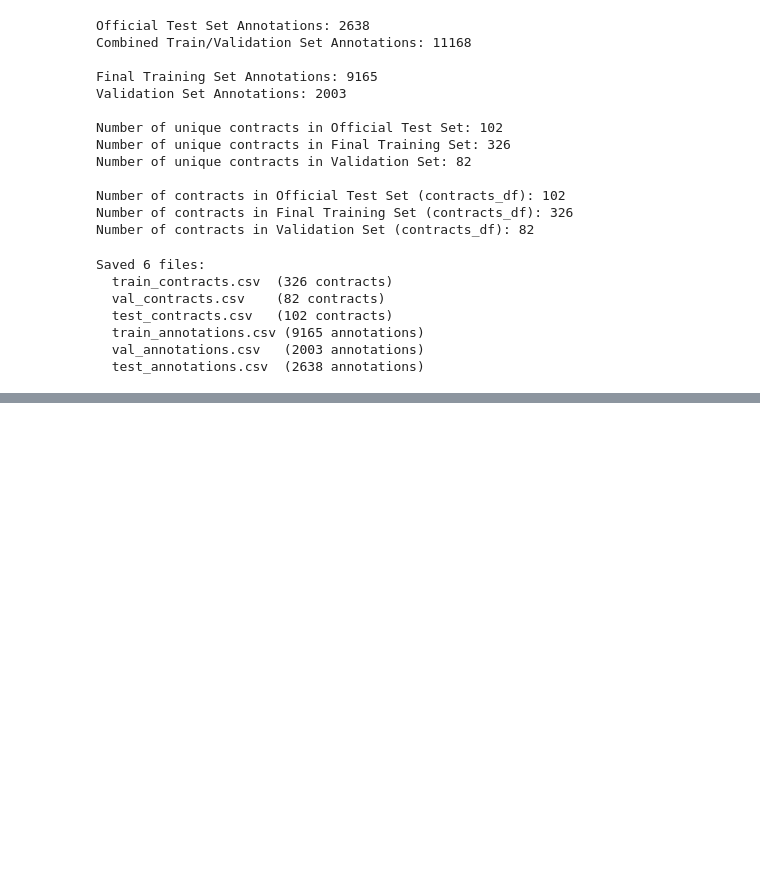
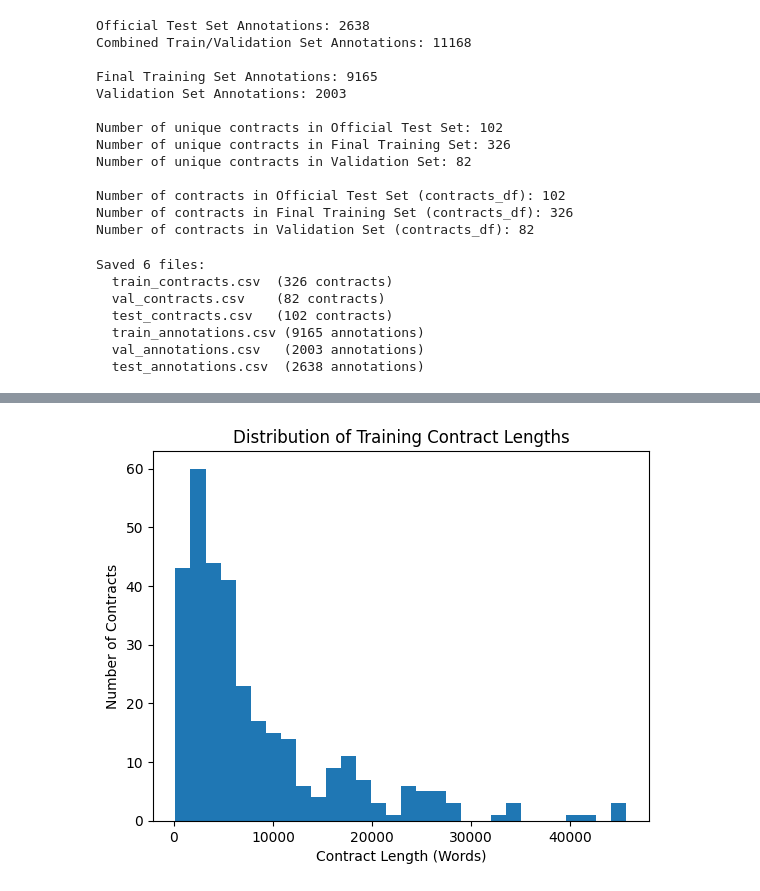
Before and after one commit to Break-Through-Tech/Accenture-1L-contract-review-challenge, a Jupyter notebook: notebooks/Google_colab.ipynb, the cells around one changed output, grey strips where cells are left out. Drawn from its saved outputs; the diff is of its cells as text; code cells hidden in the pictures; blank space fills up the shorter version.

```diff
--- a/notebooks/Google_colab.ipynb
+++ b/notebooks/Google_colab.ipynb
@@ -402,0 +452,14 @@ NameError: name 'train' is not defined
+# %%
+#checking content-specific statistics
+train_contracts_df["word_count"] = (train_contracts_df["context"].str.split().str.len())
+val_contracts_df["word_count"] = (val_contracts_df["context"].str.split().str.len())
+test_contracts_df["word_count"] = (test_contracts_df["context"].str.split().str.len())
+contract_dfs = {
+    "Train": train_contracts_df,
+    "Validation": val_contracts_df,
+    "Test": test_contracts_df}
+
+for name, df in contract_dfs.items():
+    print(f"--- {name} ---")
+    print(df["word_count"].describe())
+    print()
@@ -402,0 +484,11 @@ NameError: name 'train' is not defined
+# %%
+#checking content-length distribution
+import matplotlib.pyplot as plt
+
+plt.hist(train_contracts_df["word_count"], bins=30)
+plt.xlabel("Contract Length (Words)")
+plt.ylabel("Number of Contracts")
+plt.title("Distribution of Training Contract Lengths")
+plt.show()
+# %% [output]
+[figure, added]
```
Also changed, not shown: parts of 14 cells of this notebook, 6 other files.
